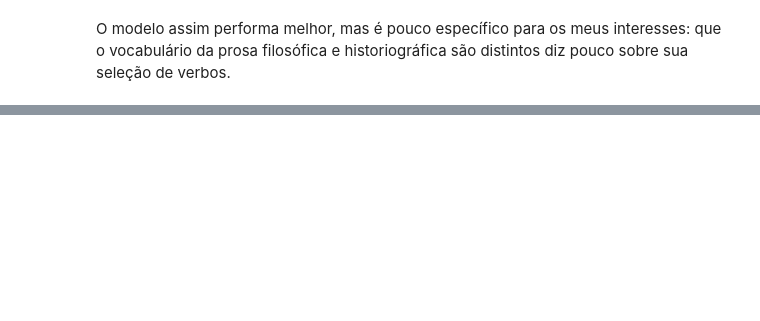
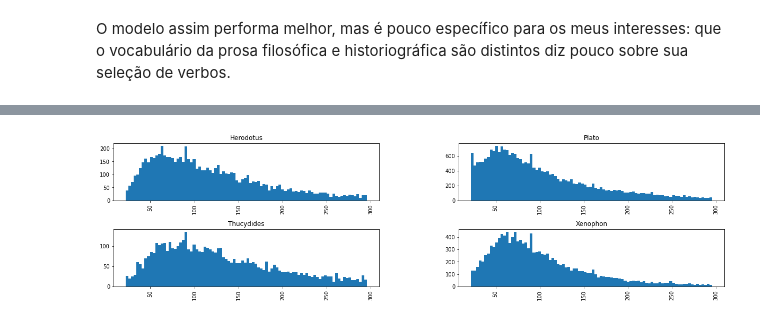
Before and after one commit to caiogeraldes/lexico-e-genero, a Jupyter notebook: notebooks/Testes de viabilidade.ipynb, the cells around one changed output, grey strips where cells are left out. Cells and saved outputs as stored; diff of their text form; code cells hidden in the pictures; blank space fills up the shorter version.

```diff
--- a/notebooks/Testes de viabilidade.ipynb
+++ b/notebooks/Testes de viabilidade.ipynb
@@ -670,0 +398,4 @@ print(doc_not_normalized.lemmata)
+# %%
+_ = df_tokens_par.loc[tamanho_representativo].par_len.hist(bins=90, by=df_tokens_par.author)
+# %% [output]
+[figure, added]
```
Also changed, not shown: parts of 100 cells of this notebook.
